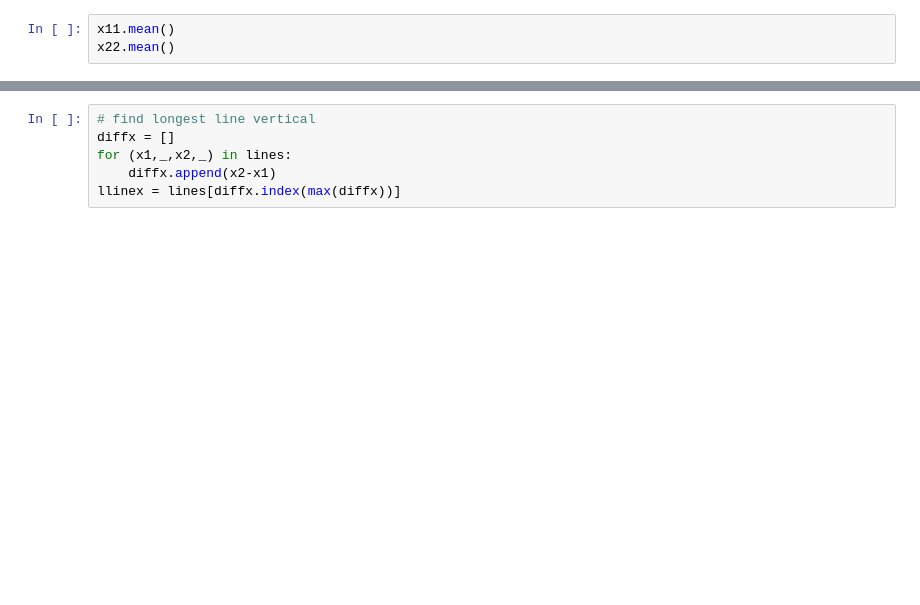
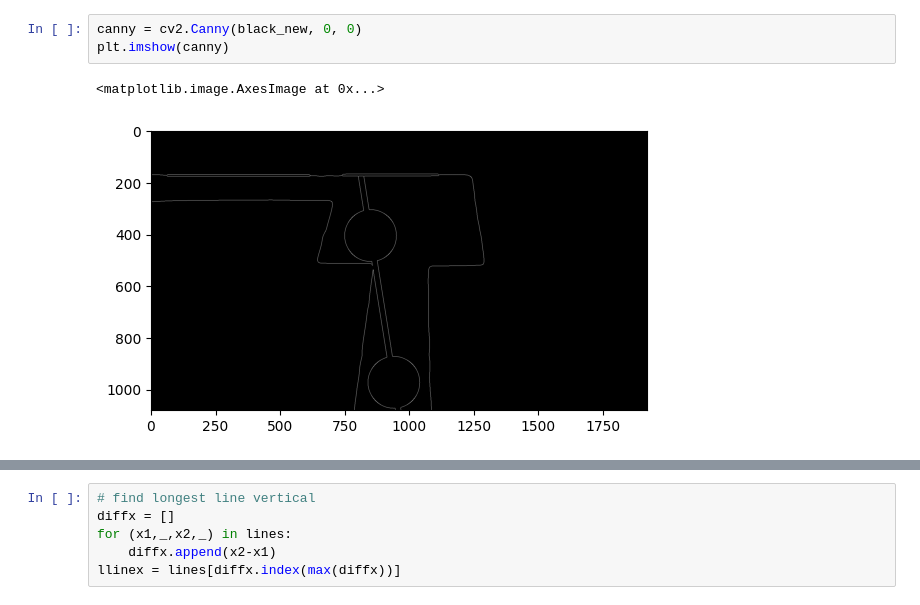
Before and after one commit to hendric-popma/project_bums, a Jupyter notebook: test_videps.ipynb, the cells around one changed output, grey strips where cells are left out. Drawn from its saved outputs; the diff is of its cells as text; blank space fills up the shorter version.

```diff
--- a/test_videps.ipynb
+++ b/test_videps.ipynb
@@ -90,3 +81,6 @@ plt.imshow(black_new)
-# %%
-x11.mean()
-x22.mean()
+# %%
+canny = cv2.Canny(black_new, 0, 0)
+plt.imshow(canny)
+# %% [output]
+<matplotlib.image.AxesImage at 0x...>
+[figure, added]
```
Also changed, not shown: parts of 14 cells of this notebook, 1 other file.
